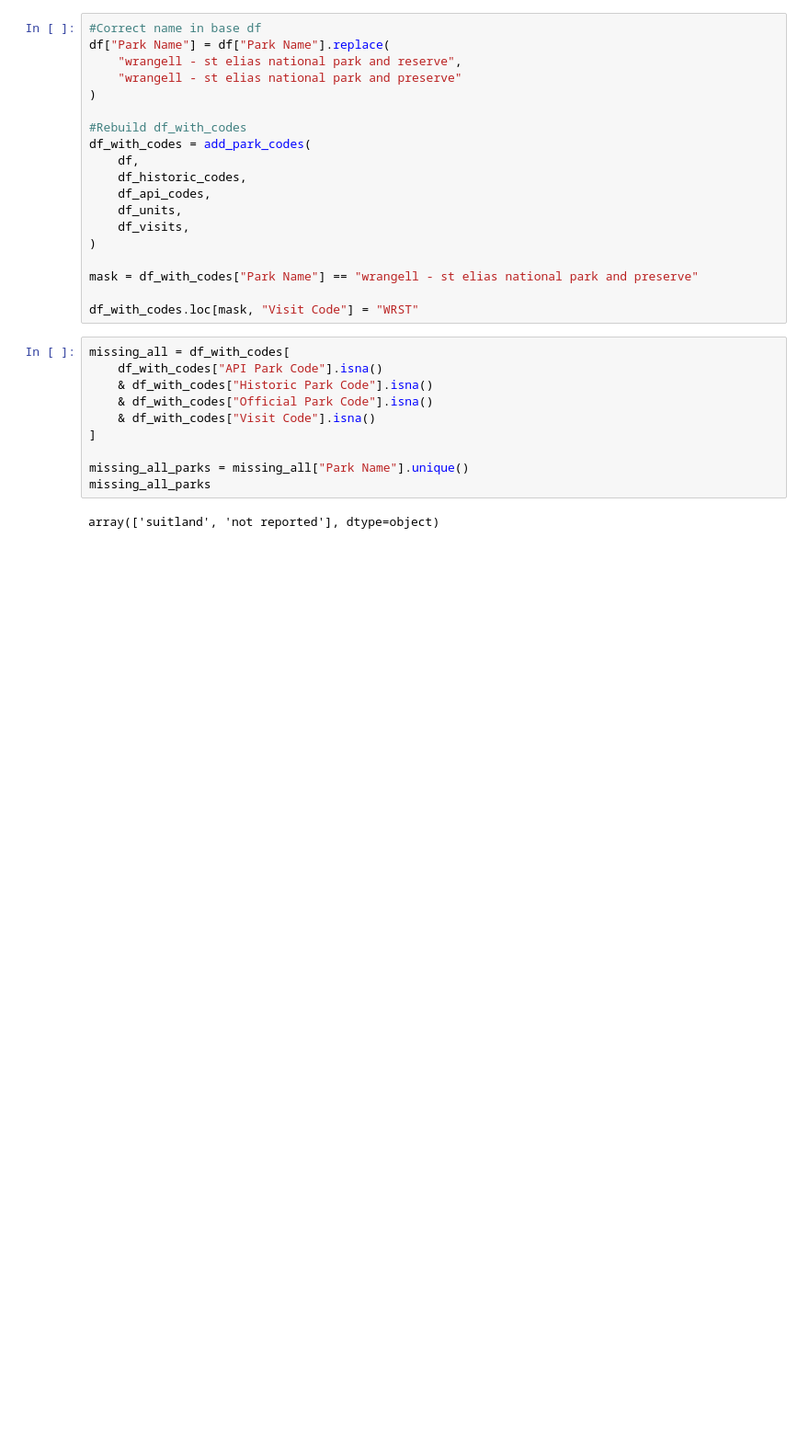
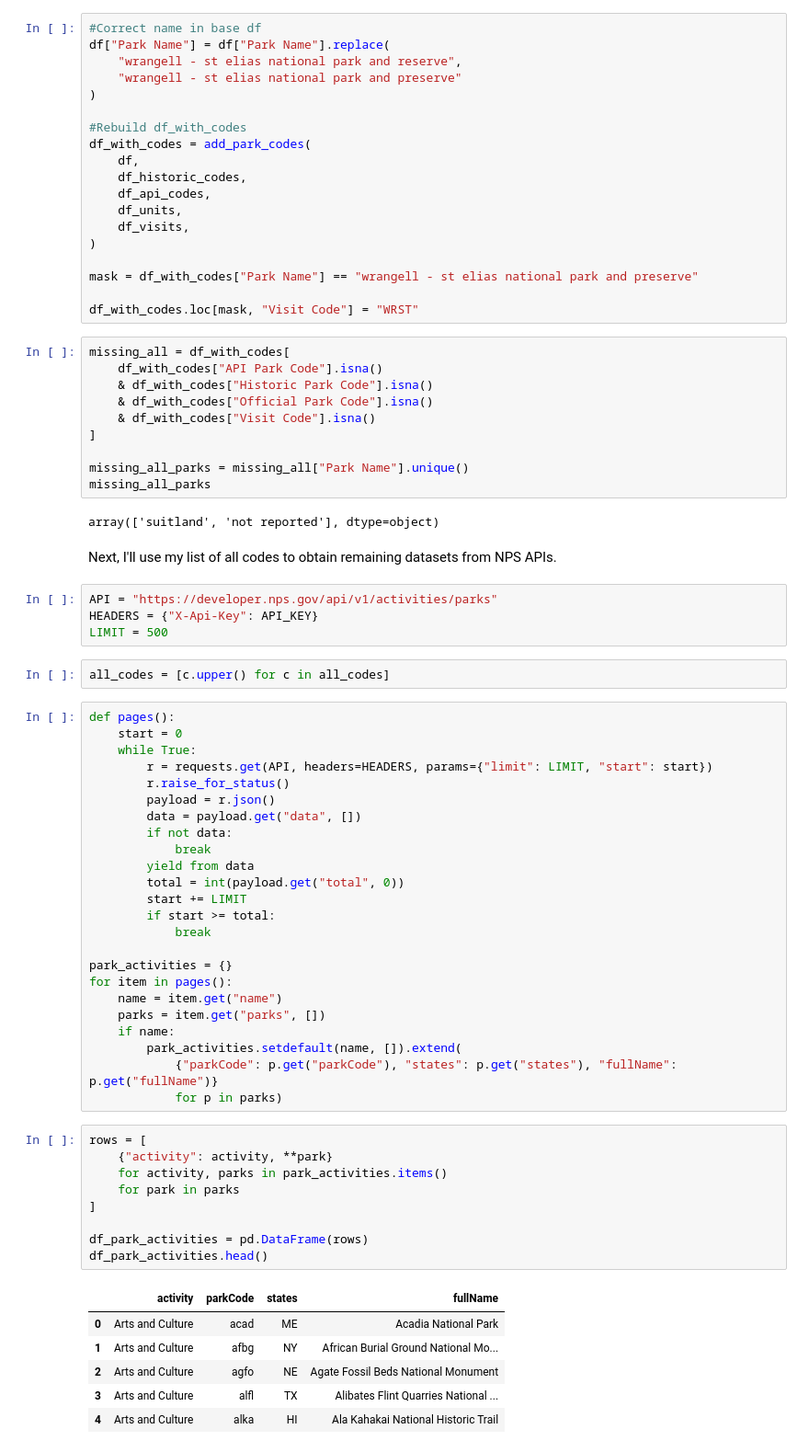
Before and after one commit to jeccalong/NPS_Mortality_Analysis, a Jupyter notebook: Notebooks/aquisitionAndCleaning.ipynb, the cells around one changed output. Shown at 92% size. Drawn from its saved outputs; the diff is of its cells as text; blank space fills up the shorter version.

Commit message:
Obtained activities data

```diff
--- a/Notebooks/aquisitionAndCleaning.ipynb
+++ b/Notebooks/aquisitionAndCleaning.ipynb
@@ -1136,3 +1136,51 @@ missing_all_parks = missing_all["Park Name"].unique()
 missing_all_parks
 # %% [output]
 array(['suitland', 'not reported'], dtype=object)
+# %% [markdown]
+Next, I'll use my list of all codes to obtain remaining datasets from NPS APIs.
+# %%
+API = "https://developer.nps.gov/api/v1/activities/parks"
+HEADERS = {"X-Api-Key": API_KEY}
+LIMIT = 500
+# %%
+all_codes = [c.upper() for c in all_codes]
+# %%
+def pages():
+    start = 0
+    while True:
+        r = requests.get(API, headers=HEADERS, params={"limit": LIMIT, "start": start})
+        r.raise_for_status()
+        payload = r.json()
+        data = payload.get("data", [])
+        if not data:
+            break
+        yield from data
+        total = int(payload.get("total", 0))
+        start += LIMIT
+        if start >= total:
+            break
+
+park_activities = {}
+for item in pages():
+    name = item.get("name")
+    parks = item.get("parks", [])
+    if name:
+        park_activities.setdefault(name, []).extend(
+            {"parkCode": p.get("parkCode"), "states": p.get("states"), "fullName": p.get("fullName")}
+            for p in parks)
+# %%
+rows = [
+    {"activity": activity, **park}
+    for activity, parks in park_activities.items()
+    for park in parks
+]
+
+df_park_activities = pd.DataFrame(rows)
+df_park_activities.head()
+# %% [output]
+|  | activity | parkCode | states | fullName |
+| 0 | Arts and Culture | acad | ME | Acadia National Park |
+| 1 | Arts and Culture | afbg | NY | African Burial Ground National Mo... |
+| 2 | Arts and Culture | agfo | NE | Agate Fossil Beds National Monument |
+| 3 | Arts and Culture | alfl | TX | Alibates Flint Quarries National ... |
+| 4 | Arts and Culture | alka | HI | Ala Kahakai National Historic Trail |
```
Also changed, not shown: parts of 6 cells of this notebook, 1 other file.
